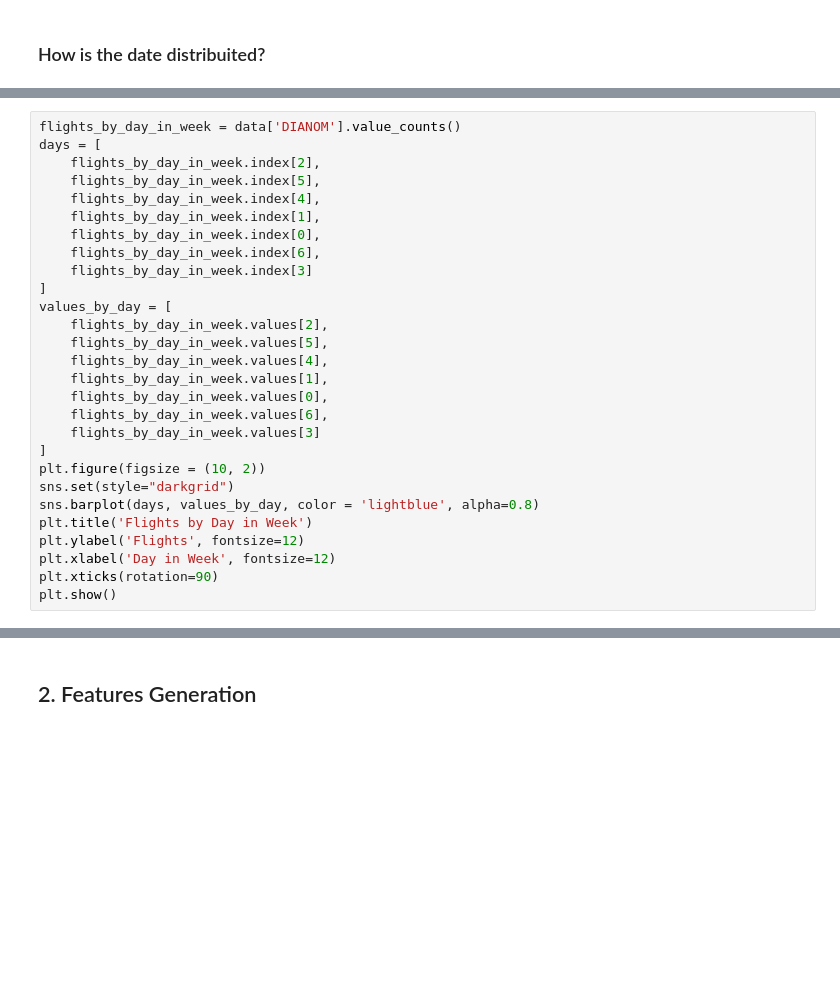
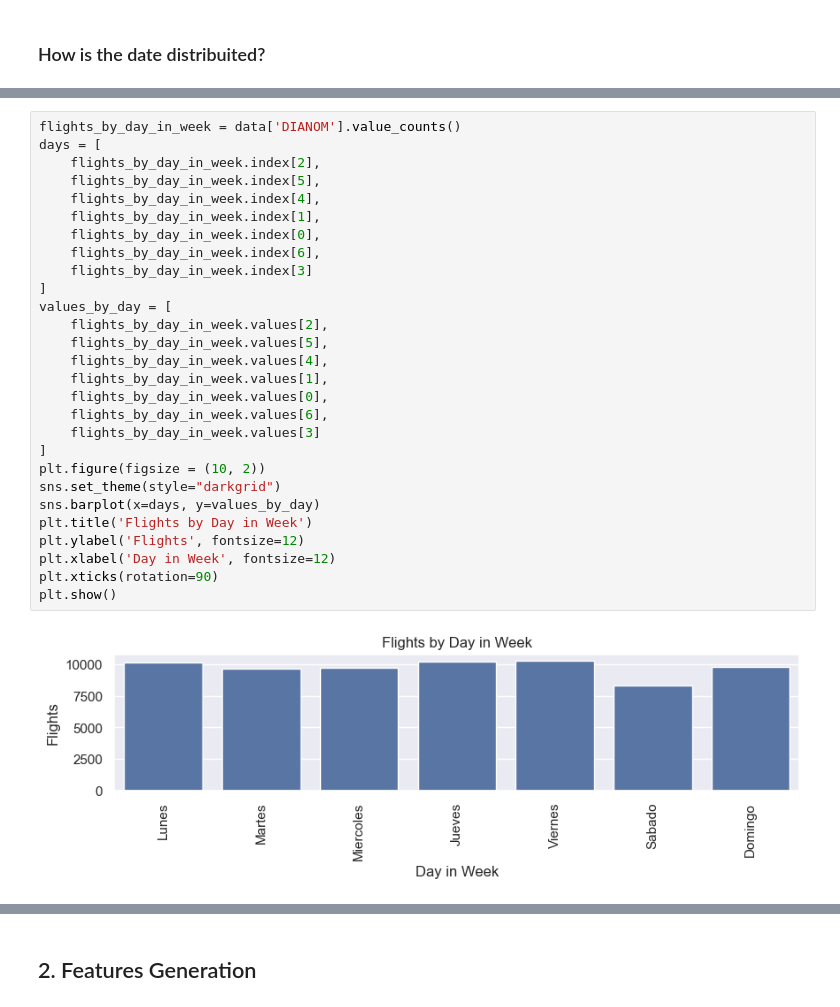
Before and after one commit to arnml/latam_mle_challenge, a Jupyter notebook: challenge/exploration.ipynb, the cells around one changed output, grey strips where cells are left out. Cells and saved outputs as stored; diff of their text form; blank space fills up the shorter version.

```diff
--- a/challenge/exploration.ipynb
+++ b/challenge/exploration.ipynb
@@ -69,30 +72,32 @@ plt.show()
 # %%
 flights_by_day_in_week = data['DIANOM'].value_counts()
 days = [
     flights_by_day_in_week.index[2],
     flights_by_day_in_week.index[5],
     flights_by_day_in_week.index[4],
     flights_by_day_in_week.index[1],
     flights_by_day_in_week.index[0],
     flights_by_day_in_week.index[6],
     flights_by_day_in_week.index[3]
 ]
 values_by_day = [
     flights_by_day_in_week.values[2],
     flights_by_day_in_week.values[5],
     flights_by_day_in_week.values[4],
     flights_by_day_in_week.values[1],
     flights_by_day_in_week.values[0],
     flights_by_day_in_week.values[6],
     flights_by_day_in_week.values[3]
 ]
 plt.figure(figsize = (10, 2))
-sns.set(style="darkgrid")
-sns.barplot(days, values_by_day, color = 'lightblue', alpha=0.8)
+sns.set_theme(style="darkgrid")
+sns.barplot(x=days, y=values_by_day)
 plt.title('Flights by Day in Week')
 plt.ylabel('Flights', fontsize=12)
 plt.xlabel('Day in Week', fontsize=12)
 plt.xticks(rotation=90)
 plt.show()
+# %% [output]
+[figure, added]
 # %%
 flights_by_type = data['TIPOVUELO'].value_counts()
```
Also changed, not shown: parts of 40 cells of this notebook.
